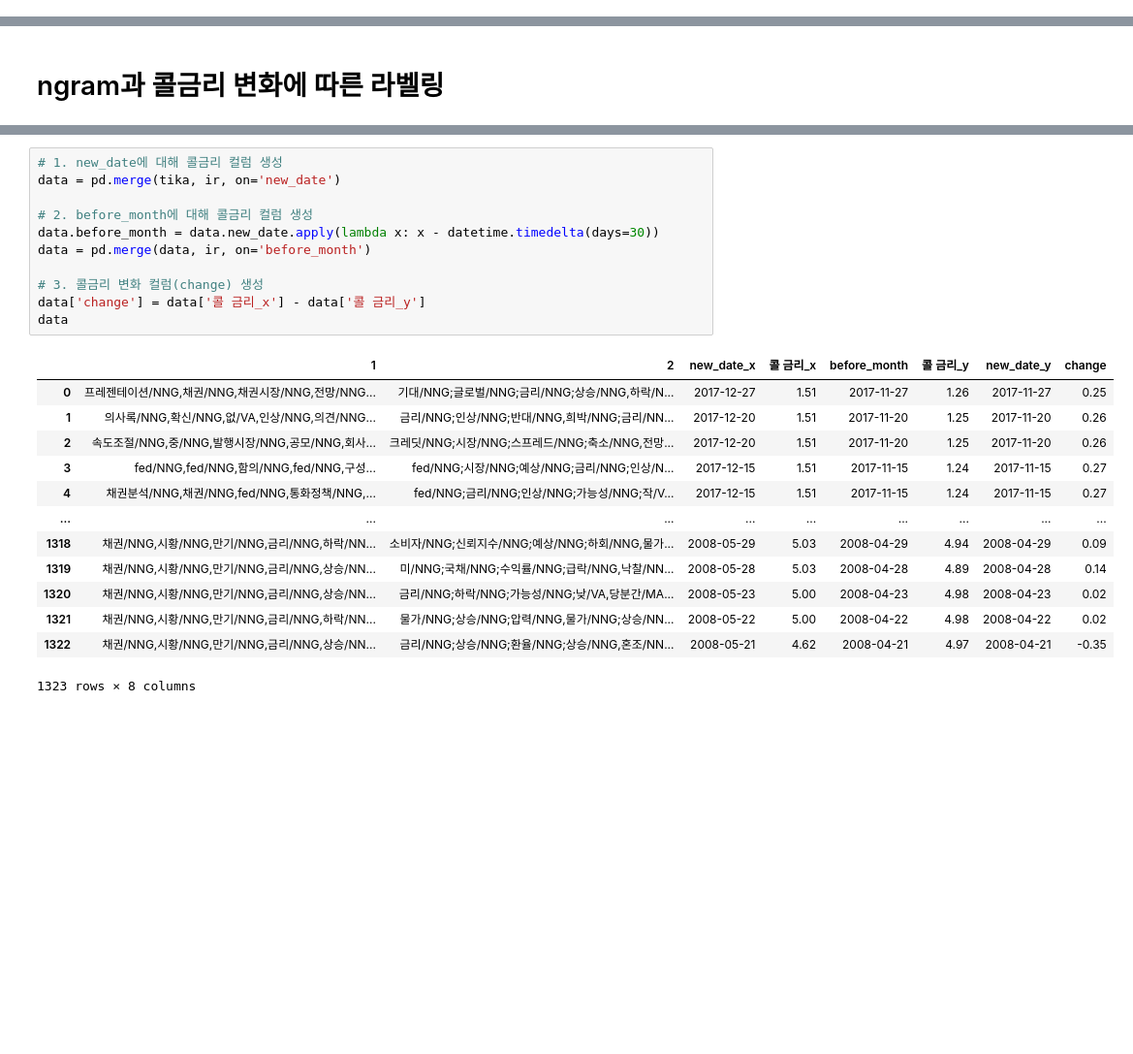
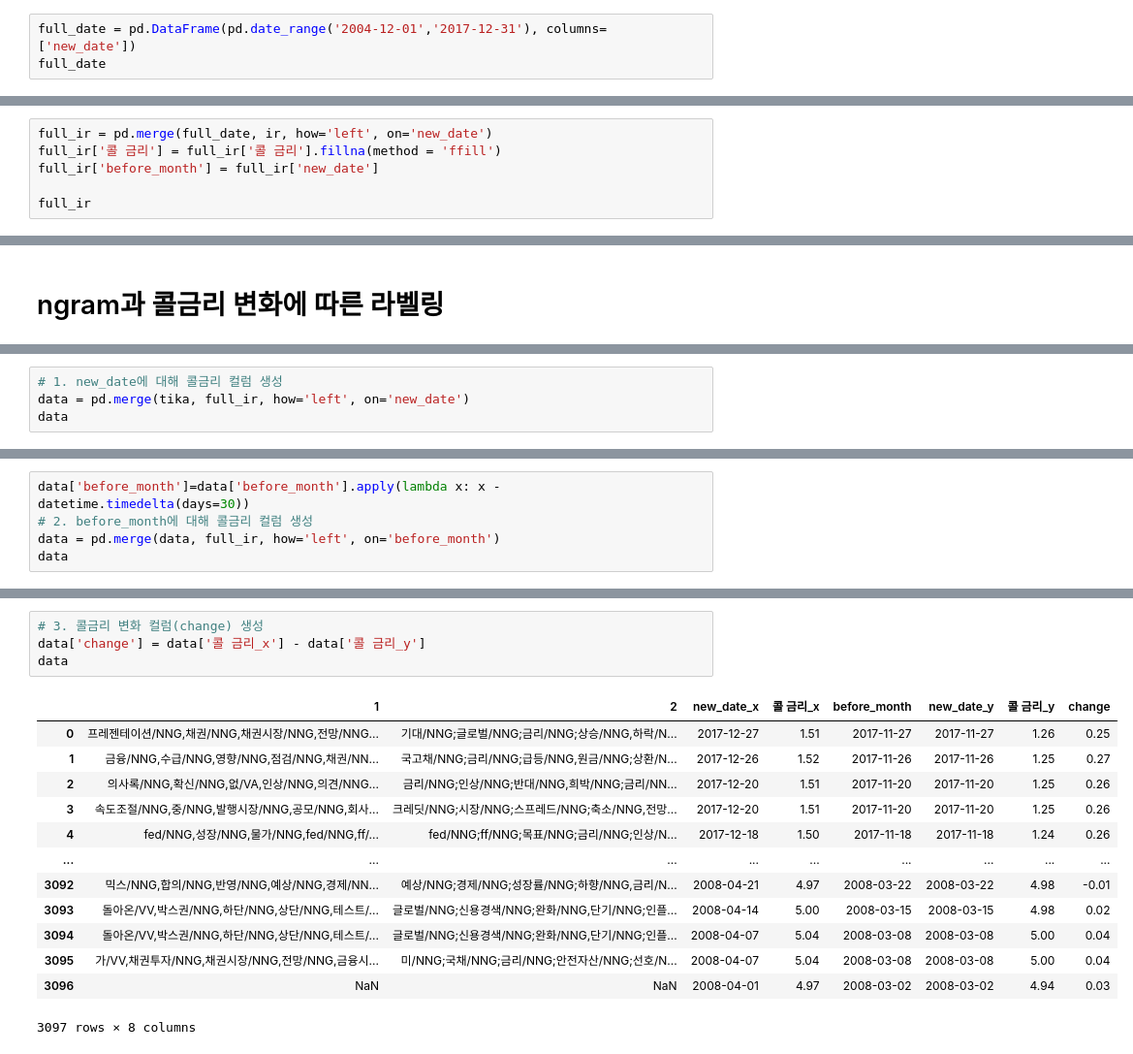
Before and after one commit to Jisang-hwang93/BOK_Report_Team1, a Jupyter notebook: report.ipynb, the cells around one changed output, grey strips where cells are left out. Shown: that part at 97% size. Drawn from its saved outputs; the diff is of its cells as text; blank space fills up the shorter version.

```diff
--- a/report.ipynb
+++ b/report.ipynb
@@ -76,0 +77,3 @@ ir.head()
+# %%
+full_date = pd.DataFrame(pd.date_range('2004-12-01','2017-12-31'), columns=['new_date'])
+full_date
@@ -76,0 +94,6 @@ ir.head()
+# %%
+full_ir = pd.merge(full_date, ir, how='left', on='new_date')
+full_ir['콜 금리'] = full_ir['콜 금리'].fillna(method = 'ffill')
+full_ir['before_month'] = full_ir['new_date']
+
+full_ir
@@ -94,0 +116,4 @@ ir
+# %%
+# 1. new_date에 대해 콜금리 컬럼 생성
+data = pd.merge(tika, full_ir, how='left', on='new_date')
+data
@@ -94,0 +134,5 @@ ir
+# %%
+data['before_month']=data['before_month'].apply(lambda x: x - datetime.timedelta(days=30))
+# 2. before_month에 대해 콜금리 컬럼 생성
+data = pd.merge(data, full_ir, how='left', on='before_month')
+data
@@ -95,28 +153,21 @@ ir
 # %%
-# 1. new_date에 대해 콜금리 컬럼 생성
-data = pd.merge(tika, ir, on='new_date')
-
-# 2. before_month에 대해 콜금리 컬럼 생성
-data.before_month = data.new_date.apply(lambda x: x - datetime.timedelta(days=30))
-data = pd.merge(data, ir, on='before_month')
-
 # 3. 콜금리 변화 컬럼(change) 생성
 data['change'] = data['콜 금리_x'] - data['콜 금리_y']
 data
 # %% [output]
-|  | 1 | 2 | new_date_x | 콜 금리_x | before_month | 콜 금리_y | new_date_y | change |
-| 0 | 프레젠테이션/NNG,채권/NNG,채권시장/NNG,전망/NNG... | 기대/NNG;글로벌/NNG;금리/NNG;상승/NNG,하락/N... | 2017-12-27 | 1.51 | 2017-11-27 | 1.26 | 2017-11-27 | 0.25 |
-| 1 | 의사록/NNG,확신/NNG,없/VA,인상/NNG,의견/NNG... | 금리/NNG;인상/NNG;반대/NNG,희박/NNG;금리/NN... | 2017-12-20 | 1.51 | 2017-11-20 | 1.25 | 2017-11-20 | 0.26 |
-| 2 | 속도조절/NNG,중/NNG,발행시장/NNG,공모/NNG,회사... | 크레딧/NNG;시장/NNG;스프레드/NNG;축소/NNG,전망... | 2017-12-20 | 1.51 | 2017-11-20 | 1.25 | 2017-11-20 | 0.26 |
-| 3 | fed/NNG,fed/NNG,함의/NNG,fed/NNG,구성... | fed/NNG;시장/NNG;예상/NNG;금리/NNG;인상/N... | 2017-12-15 | 1.51 | 2017-11-15 | 1.24 | 2017-11-15 | 0.27 |
-| 4 | 채권분석/NNG,채권/NNG,fed/NNG,통화정책/NNG,... | fed/NNG;금리/NNG;인상/NNG;가능성/NNG;작/V... | 2017-12-15 | 1.51 | 2017-11-15 | 1.24 | 2017-11-15 | 0.27 |
+|  | 1 | 2 | new_date_x | 콜 금리_x | before_month | new_date_y | 콜 금리_y | change |
+| 0 | 프레젠테이션/NNG,채권/NNG,채권시장/NNG,전망/NNG... | 기대/NNG;글로벌/NNG;금리/NNG;상승/NNG,하락/N... | 2017-12-27 | 1.51 | 2017-11-27 | 2017-11-27 | 1.26 | 0.25 |
+| 1 | 금융/NNG,수급/NNG,영향/NNG,점검/NNG,채권/NN... | 국고채/NNG;금리/NNG;급등/NNG,원금/NNG;상환/N... | 2017-12-26 | 1.52 | 2017-11-26 | 2017-11-26 | 1.25 | 0.27 |
+| 2 | 의사록/NNG,확신/NNG,없/VA,인상/NNG,의견/NNG... | 금리/NNG;인상/NNG;반대/NNG,희박/NNG;금리/NN... | 2017-12-20 | 1.51 | 2017-11-20 | 2017-11-20 | 1.25 | 0.26 |
+| 3 | 속도조절/NNG,중/NNG,발행시장/NNG,공모/NNG,회사... | 크레딧/NNG;시장/NNG;스프레드/NNG;축소/NNG,전망... | 2017-12-20 | 1.51 | 2017-11-20 | 2017-11-20 | 1.25 | 0.26 |
+| 4 | fed/NNG,성장/NNG,물가/NNG,fed/NNG,ff/... | fed/NNG;ff/NNG;목표/NNG;금리/NNG;인상/N... | 2017-12-18 | 1.50 | 2017-11-18 | 2017-11-18 | 1.24 | 0.26 |
 | ... | ... | ... | ... | ... | ... | ... | ... | ... |
-| 1318 | 채권/NNG,시황/NNG,만기/NNG,금리/NNG,하락/NN... | 소비자/NNG;신뢰지수/NNG;예상/NNG;하회/NNG,물가... | 2008-05-29 | 5.03 | 2008-04-29 | 4.94 | 2008-04-29 | 0.09 |
-| 1319 | 채권/NNG,시황/NNG,만기/NNG,금리/NNG,상승/NN... | 미/NNG;국채/NNG;수익률/NNG;급락/NNG,낙찰/NN... | 2008-05-28 | 5.03 | 2008-04-28 | 4.89 | 2008-04-28 | 0.14 |
-| 1320 | 채권/NNG,시황/NNG,만기/NNG,금리/NNG,상승/NN... | 금리/NNG;하락/NNG;가능성/NNG;낮/VA,당분간/MA... | 2008-05-23 | 5.00 | 2008-04-23 | 4.98 | 2008-04-23 | 0.02 |
-| 1321 | 채권/NNG,시황/NNG,만기/NNG,금리/NNG,하락/NN... | 물가/NNG;상승/NNG;압력/NNG,물가/NNG;상승/NN... | 2008-05-22 | 5.00 | 2008-04-22 | 4.98 | 2008-04-22 | 0.02 |
-| 1322 | 채권/NNG,시황/NNG,만기/NNG,금리/NNG,상승/NN... | 금리/NNG;상승/NNG;환율/NNG;상승/NNG,혼조/NN... | 2008-05-21 | 4.62 | 2008-04-21 | 4.97 | 2008-04-21 | -0.35 |
+| 3092 | 믹스/NNG,합의/NNG,반영/NNG,예상/NNG,경제/NN... | 예상/NNG;경제/NNG;성장률/NNG;하향/NNG,금리/N... | 2008-04-21 | 4.97 | 2008-03-22 | 2008-03-22 | 4.98 | -0.01 |
+| 3093 | 돌아온/VV,박스권/NNG,하단/NNG,상단/NNG,테스트/... | 글로벌/NNG;신용경색/NNG;완화/NNG,단기/NNG;인플... | 2008-04-14 | 5.00 | 2008-03-15 | 2008-03-15 | 4.98 | 0.02 |
+| 3094 | 돌아온/VV,박스권/NNG,하단/NNG,상단/NNG,테스트/... | 글로벌/NNG;신용경색/NNG;완화/NNG,단기/NNG;인플... | 2008-04-07 | 5.04 | 2008-03-08 | 2008-03-08 | 5.00 | 0.04 |
+| 3095 | 가/VV,채권투자/NNG,채권시장/NNG,전망/NNG,금융시... | 미/NNG;국채/NNG;금리/NNG;안전자산/NNG;선호/N... | 2008-04-07 | 5.04 | 2008-03-08 | 2008-03-08 | 5.00 | 0.04 |
+| 3096 | NaN | NaN | 2008-04-01 | 4.97 | 2008-03-02 | 2008-03-02 | 4.94 | 0.03 |
-1323 rows × 8 columns
+3097 rows × 8 columns
 # %%
 # 콜금리 변화에 따른 라벨링
 
```
Also changed, not shown: parts of 14 cells of this notebook.
